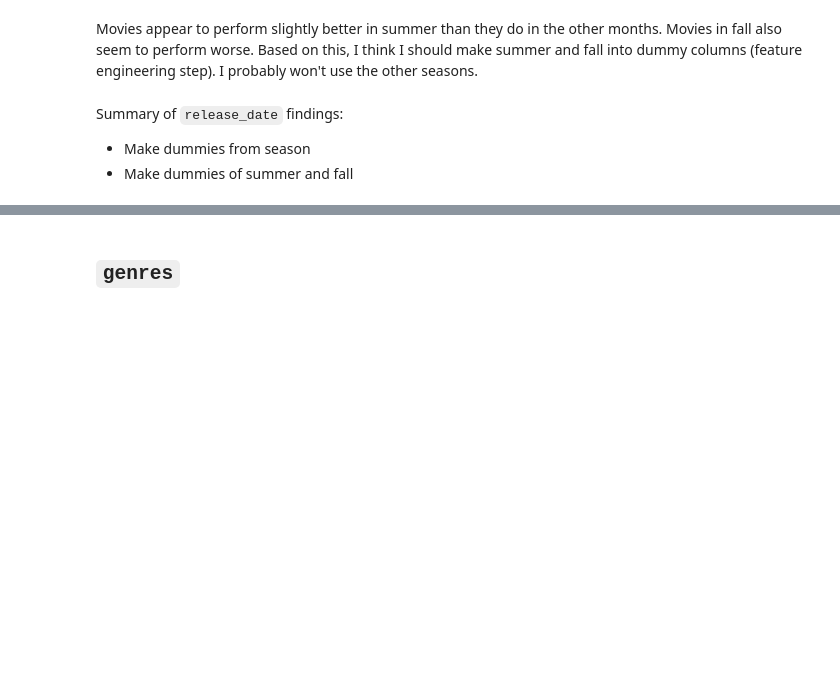
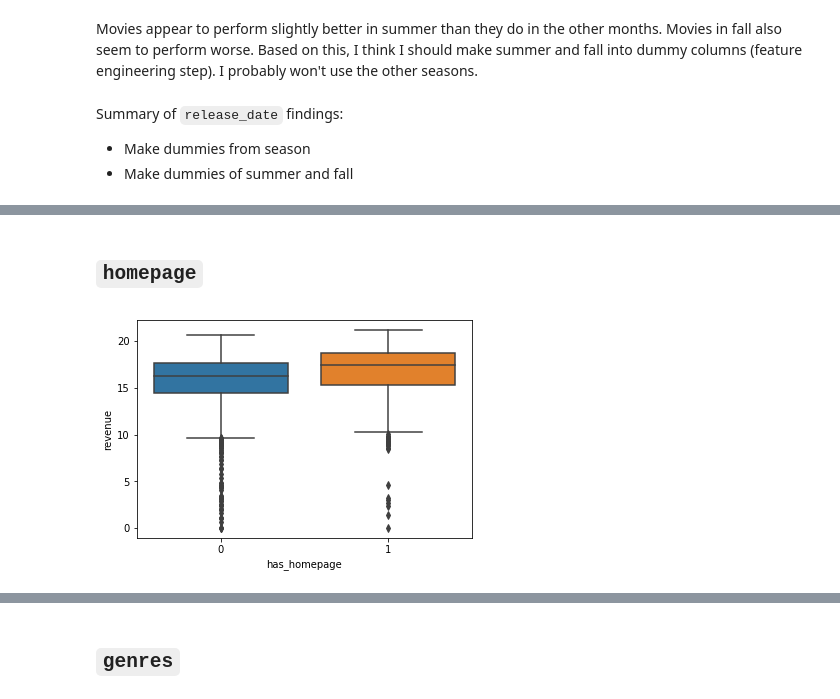
Before and after one commit to collindching/Learning-Exercises, a Jupyter notebook: Box Office Revenue Prediction/Regression Model.ipynb, the cells around one changed output, grey strips where cells are left out. Saved outputs shown, nothing was run; the diff lists cells and outputs as text; code cells hidden in the pictures; blank space fills up the shorter version.

```diff
--- a/Box Office Revenue Prediction/Regression Model.ipynb
+++ b/Box Office Revenue Prediction/Regression Model.ipynb
@@ -483,0 +515,9 @@ Summary of `release_date` findings:
+# %% [markdown]
+## `homepage`
+# %%
+train['has_homepage'] = np.where(train['homepage'].notnull(), 1, 0)
+test['has_homepage'] = np.where(test['homepage'].notnull(), 1, 0)
+
+sns.boxplot(train['has_homepage'], np.log(train['revenue']));
+# %% [output]
+[figure, added]
```
Also changed, not shown: parts of 43 cells of this notebook.
